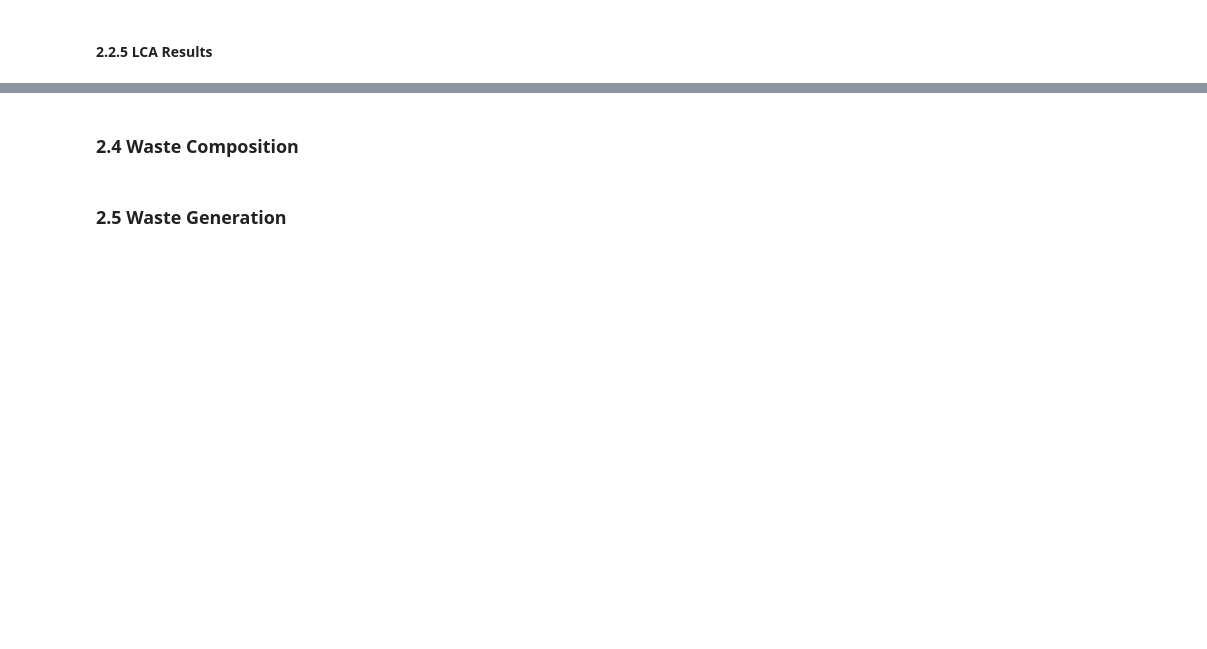
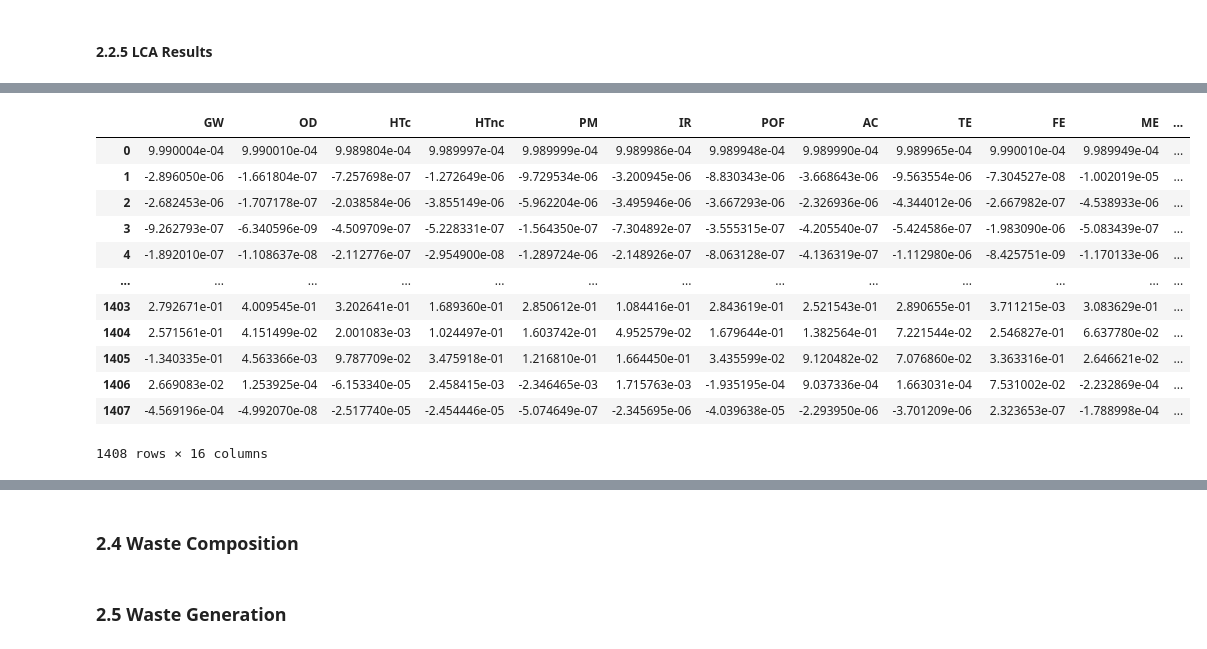
Before and after one commit to SarahSchmidt94/MoEWe, a Jupyter notebook: MoEWe.ipynb, the cells around one changed output, grey strips where cells are left out. Cells and saved outputs as stored; diff of their text form; code cells hidden in the pictures; blank space fills up the shorter version.

Commit message:
revised calculation of sensitivity ratios (perturbation analysis)

```diff
--- a/MoEWe.ipynb
+++ b/MoEWe.ipynb
@@ -1058,0 +1091,16 @@ KeyboardInterrupt:
+# %%
+senstivity_ratio_df
+# %% [output]
+|  | GW | OD | HTc | HTnc | PM | IR | POF | AC | TE | FE | ME | ... |
+| 0 | 9.990004e-04 | 9.990010e-04 | 9.989804e-04 | 9.989997e-04 | 9.989999e-04 | 9.989986e-04 | 9.989948e-04 | 9.989990e-04 | 9.989965e-04 | 9.990010e-04 | 9.989949e-04 | ... |
+| 1 | -2.896050e-06 | -1.661804e-07 | -7.257698e-07 | -1.272649e-06 | -9.729534e-06 | -3.200945e-06 | -8.830343e-06 | -3.668643e-06 | -9.563554e-06 | -7.304527e-08 | -1.002019e-05 | ... |
+| 2 | -2.682453e-06 | -1.707178e-07 | -2.038584e-06 | -3.855149e-06 | -5.962204e-06 | -3.495946e-06 | -3.667293e-06 | -2.326936e-06 | -4.344012e-06 | -2.667982e-07 | -4.538933e-06 | ... |
+| 3 | -9.262793e-07 | -6.340596e-09 | -4.509709e-07 | -5.228331e-07 | -1.564350e-07 | -7.304892e-07 | -3.555315e-07 | -4.205540e-07 | -5.424586e-07 | -1.983090e-06 | -5.083439e-07 | ... |
+| 4 | -1.892010e-07 | -1.108637e-08 | -2.112776e-07 | -2.954900e-08 | -1.289724e-06 | -2.148926e-07 | -8.063128e-07 | -4.136319e-07 | -1.112980e-06 | -8.425751e-09 | -1.170133e-06 | ... |
+| ... | ... | ... | ... | ... | ... | ... | ... | ... | ... | ... | ... | ... |
+| 1403 | 2.792671e-01 | 4.009545e-01 | 3.202641e-01 | 1.689360e-01 | 2.850612e-01 | 1.084416e-01 | 2.843619e-01 | 2.521543e-01 | 2.890655e-01 | 3.711215e-03 | 3.083629e-01 | ... |
+| 1404 | 2.571561e-01 | 4.151499e-02 | 2.001083e-03 | 1.024497e-01 | 1.603742e-01 | 4.952579e-02 | 1.679644e-01 | 1.382564e-01 | 7.221544e-02 | 2.546827e-01 | 6.637780e-02 | ... |
+| 1405 | -1.340335e-01 | 4.563366e-03 | 9.787709e-02 | 3.475918e-01 | 1.216810e-01 | 1.664450e-01 | 3.435599e-02 | 9.120482e-02 | 7.076860e-02 | 3.363316e-01 | 2.646621e-02 | ... |
+| 1406 | 2.669083e-02 | 1.253925e-04 | -6.153340e-05 | 2.458415e-03 | -2.346465e-03 | 1.715763e-03 | -1.935195e-04 | 9.037336e-04 | 1.663031e-04 | 7.531002e-02 | -2.232869e-04 | ... |
+| 1407 | -4.569196e-04 | -4.992070e-08 | -2.517740e-05 | -2.454446e-05 | -5.074649e-07 | -2.345695e-06 | -4.039638e-05 | -2.293950e-06 | -3.701209e-06 | 2.323653e-07 | -1.788998e-04 | ... |
+1408 rows × 16 columns
```
Also changed, not shown: parts of 206 cells of this notebook.
